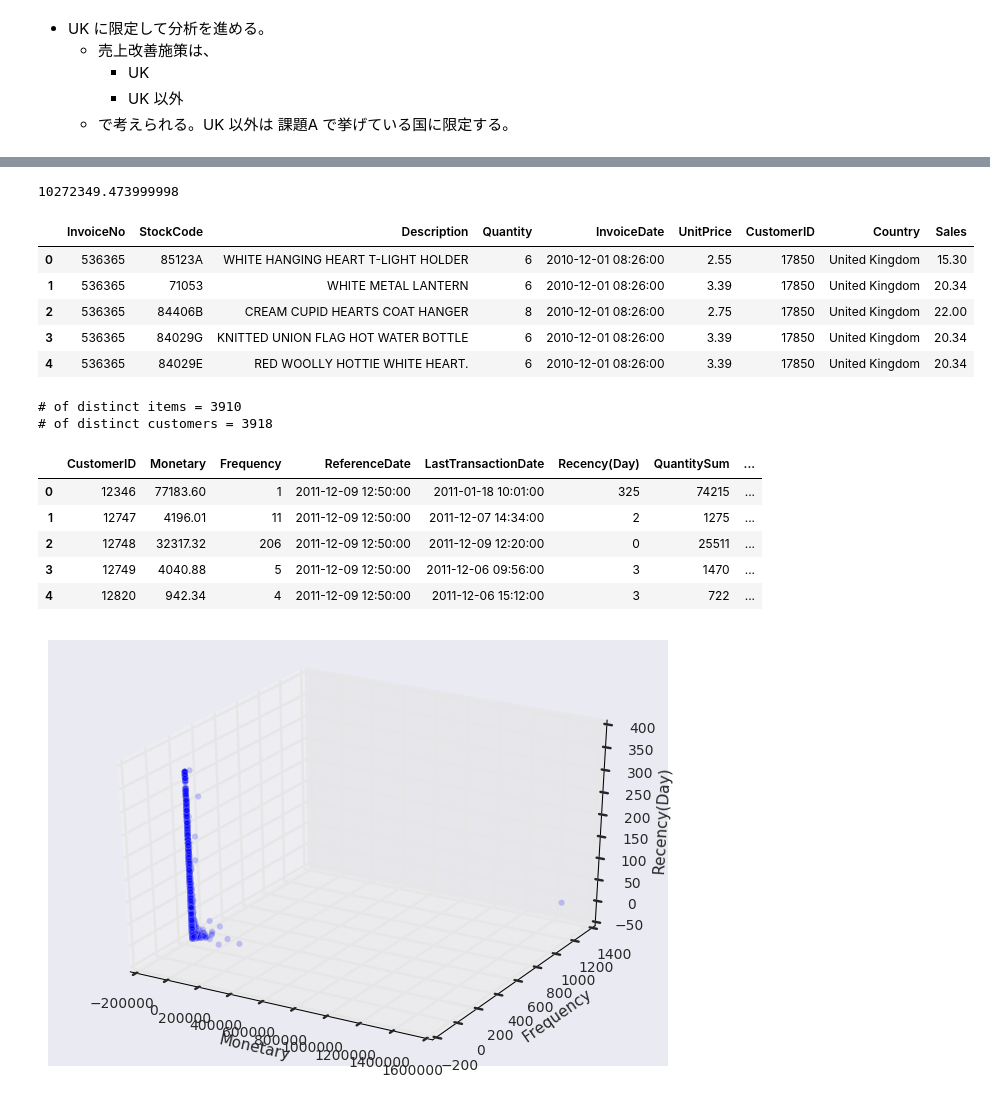
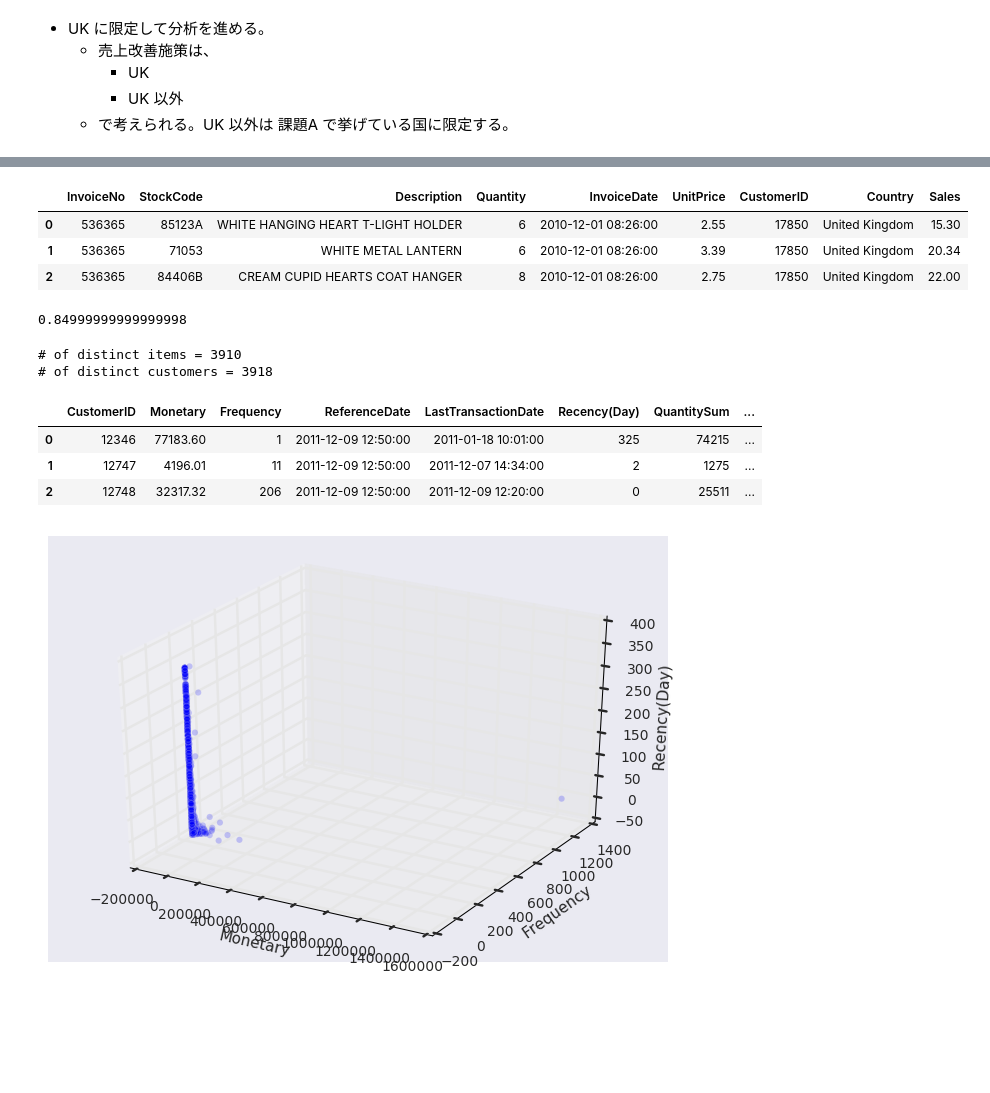
Before and after one commit to Fujiki-Nakamura/OnlineRetailAnalysis, a Jupyter notebook: MachineLearning/RFM.ipynb, the cells around one changed output, grey strips where cells are left out. Cells and saved outputs as stored; diff of their text form; code cells hidden in the pictures; blank space fills up the shorter version.

```diff
--- a/MachineLearning/RFM.ipynb
+++ b/MachineLearning/RFM.ipynb
@@ -28,26 +28,25 @@ Load in  0.8886580467224121
-# %%
-df_item_transaction['Sales'].sum()
-# %% [output]
-10272349.473999998
 # %%
 country = 'United Kingdom'
 df_uk = \
 df_item_transaction[df_item_transaction['Country'] == country].drop('Unnamed: 0', axis=1)
 
 # CustomerID to Nominal
 df_uk['CustomerID'] = df_uk['CustomerID'].fillna('NaN')
 
 # InvoiceDate to Datetime
 df_uk['InvoiceDate'] = pd.to_datetime(df_uk['InvoiceDate'])
 
-display(df_uk.head())
+display(df_uk.head(3))
 # %% [output]
 |  | InvoiceNo | StockCode | Description | Quantity | InvoiceDate | UnitPrice | CustomerID | Country | Sales |
 | 0 | 536365 | 85123A | WHITE HANGING HEART T-LIGHT HOLDER | 6 | 2010-12-01 08:26:00 | 2.55 | 17850 | United Kingdom | 15.30 |
 | 1 | 536365 | 71053 | WHITE METAL LANTERN | 6 | 2010-12-01 08:26:00 | 3.39 | 17850 | United Kingdom | 20.34 |
 | 2 | 536365 | 84406B | CREAM CUPID HEARTS COAT HANGER | 8 | 2010-12-01 08:26:00 | 2.75 | 17850 | United Kingdom | 22.00 |
-| 3 | 536365 | 84029G | KNITTED UNION FLAG HOT WATER BOTTLE | 6 | 2010-12-01 08:26:00 | 3.39 | 17850 | United Kingdom | 20.34 |
-| 4 | 536365 | 84029E | RED WOOLLY HOTTIE WHITE HEART. | 6 | 2010-12-01 08:26:00 | 3.39 | 17850 | United Kingdom | 20.34 |
+# %%
+# 英国からの売上が占める割合
+np.round(df_uk['Sales'].sum() / df_item_transaction['Sales'].sum(), 2)
+# %% [output]
+0.84999999999999998
 # %%
 assert df_uk['StockCode'].nunique() == 3910
 assert df_uk['CustomerID'].nunique() == 3918
@@ -109,14 +108,15 @@ df_uk_per_customer['QuantitySum'] = pd.DataFrame(df_uk.groupby('CustomerID')['Qu
 # Quantity / Transaction
 df_uk_per_customer['QuantityPerTransaction'] = df_uk_per_customer['QuantitySum'] / df_uk_per_customer['Frequency']
 
-display(df_uk_per_customer.head())
+# Sales / Transaction
+df_uk_per_customer['Sales/Transaction'] = df_uk_per_customer['Monetary'] / df_uk_per_customer['Frequency']
+
+display(df_uk_per_customer.head(3))
 # %% [output]
 |  | CustomerID | Monetary | Frequency | ReferenceDate | LastTransactionDate | Recency(Day) | QuantitySum | ... |
 | 0 | 12346 | 77183.60 | 1 | 2011-12-09 12:50:00 | 2011-01-18 10:01:00 | 325 | 74215 | ... |
 | 1 | 12747 | 4196.01 | 11 | 2011-12-09 12:50:00 | 2011-12-07 14:34:00 | 2 | 1275 | ... |
 | 2 | 12748 | 32317.32 | 206 | 2011-12-09 12:50:00 | 2011-12-09 12:20:00 | 0 | 25511 | ... |
-| 3 | 12749 | 4040.88 | 5 | 2011-12-09 12:50:00 | 2011-12-06 09:56:00 | 3 | 1470 | ... |
-| 4 | 12820 | 942.34 | 4 | 2011-12-09 12:50:00 | 2011-12-06 15:12:00 | 3 | 722 | ... |
 # %%
 # 3D plot
 
```
Also changed, not shown: parts of 8 cells of this notebook, 4 other files.
